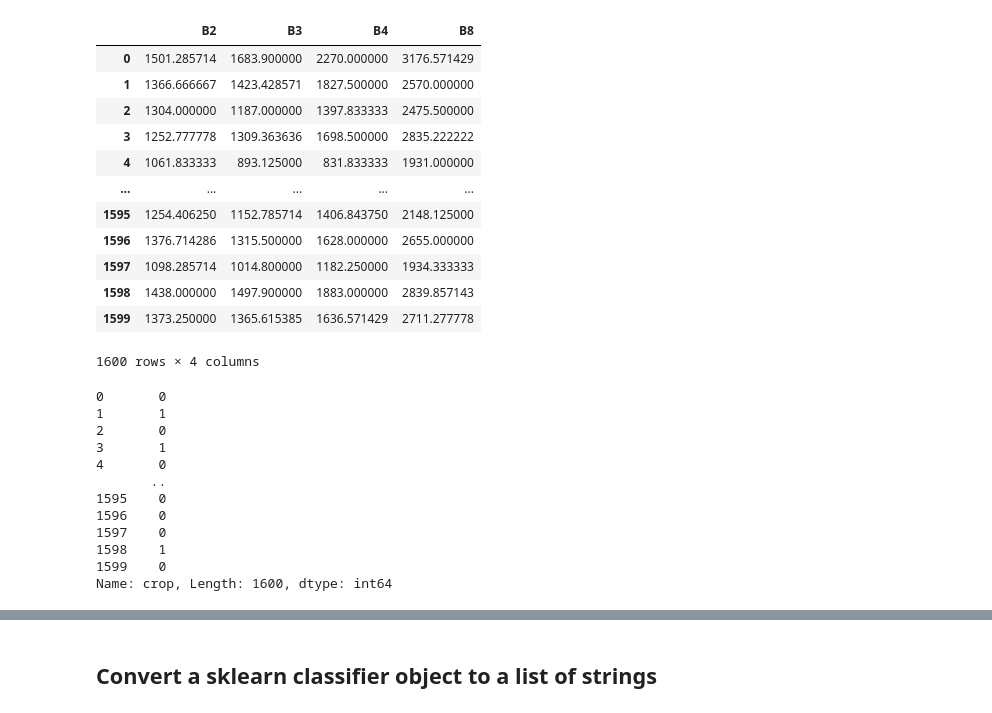
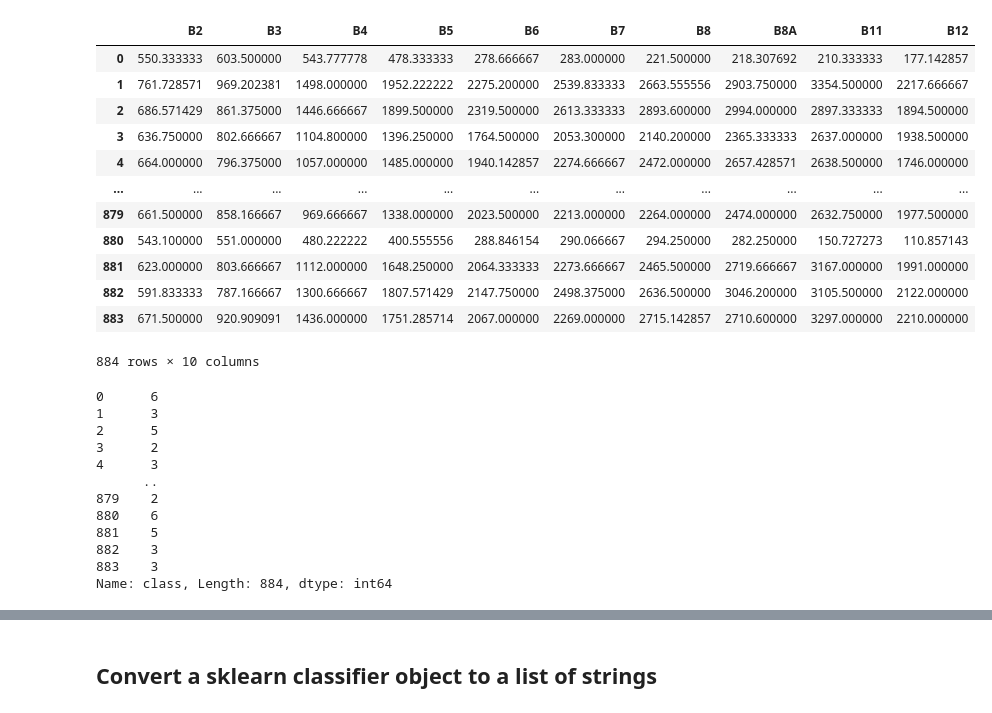
Before and after one commit to alexvmt/land_cover_classification_kaza, a Jupyter notebook: local_automl_training.ipynb, the cells around one changed output, grey strips where cells are left out. Saved outputs shown, nothing was run; the diff lists cells and outputs as text; code cells hidden in the pictures.

```diff
--- a/local_automl_training.ipynb
+++ b/local_automl_training.ipynb
@@ -174,0 +170,3 @@ automl = autosklearn.classification.AutoSklearnClassifier(
+# %%
+train = pd.read_csv('train.csv')
+train
@@ -175,33 +187,33 @@ automl = autosklearn.classification.AutoSklearnClassifier(
 # %%
-X_train = df[df['subset'] == 'train'].drop(['crop', 'subset'], axis=1)
+X_train = train.drop(['class', 'LC2023'], axis=1)
 X_train
 # %% [output]
-|  | B2 | B3 | B4 | B8 |
-| 0 | 1501.285714 | 1683.900000 | 2270.000000 | 3176.571429 |
-| 1 | 1366.666667 | 1423.428571 | 1827.500000 | 2570.000000 |
-| 2 | 1304.000000 | 1187.000000 | 1397.833333 | 2475.500000 |
-| 3 | 1252.777778 | 1309.363636 | 1698.500000 | 2835.222222 |
-| 4 | 1061.833333 | 893.125000 | 831.833333 | 1931.000000 |
-| ... | ... | ... | ... | ... |
-| 1595 | 1254.406250 | 1152.785714 | 1406.843750 | 2148.125000 |
-| 1596 | 1376.714286 | 1315.500000 | 1628.000000 | 2655.000000 |
-| 1597 | 1098.285714 | 1014.800000 | 1182.250000 | 1934.333333 |
-| 1598 | 1438.000000 | 1497.900000 | 1883.000000 | 2839.857143 |
-| 1599 | 1373.250000 | 1365.615385 | 1636.571429 | 2711.277778 |
+|  | B2 | B3 | B4 | B5 | B6 | B7 | B8 | B8A | B11 | B12 |
+| 0 | 550.333333 | 603.500000 | 543.777778 | 478.333333 | 278.666667 | 283.000000 | 221.500000 | 218.307692 | 210.333333 | 177.142857 |
+| 1 | 761.728571 | 969.202381 | 1498.000000 | 1952.222222 | 2275.200000 | 2539.833333 | 2663.555556 | 2903.750000 | 3354.500000 | 2217.666667 |
+| 2 | 686.571429 | 861.375000 | 1446.666667 | 1899.500000 | 2319.500000 | 2613.333333 | 2893.600000 | 2994.000000 | 2897.333333 | 1894.500000 |
+| 3 | 636.750000 | 802.666667 | 1104.800000 | 1396.250000 | 1764.500000 | 2053.300000 | 2140.200000 | 2365.333333 | 2637.000000 | 1938.500000 |
+| 4 | 664.000000 | 796.375000 | 1057.000000 | 1485.000000 | 1940.142857 | 2274.666667 | 2472.000000 | 2657.428571 | 2638.500000 | 1746.000000 |
+| ... | ... | ... | ... | ... | ... | ... | ... | ... | ... | ... |
+| 879 | 661.500000 | 858.166667 | 969.666667 | 1338.000000 | 2023.500000 | 2213.000000 | 2264.000000 | 2474.000000 | 2632.750000 | 1977.500000 |
+| 880 | 543.100000 | 551.000000 | 480.222222 | 400.555556 | 288.846154 | 290.066667 | 294.250000 | 282.250000 | 150.727273 | 110.857143 |
+| 881 | 623.000000 | 803.666667 | 1112.000000 | 1648.250000 | 2064.333333 | 2273.666667 | 2465.500000 | 2719.666667 | 3167.000000 | 1991.000000 |
+| 882 | 591.833333 | 787.166667 | 1300.666667 | 1807.571429 | 2147.750000 | 2498.375000 | 2636.500000 | 3046.200000 | 3105.500000 | 2122.000000 |
+| 883 | 671.500000 | 920.909091 | 1436.000000 | 1751.285714 | 2067.000000 | 2269.000000 | 2715.142857 | 2710.600000 | 3297.000000 | 2210.000000 |
-1600 rows × 4 columns
+884 rows × 10 columns
 # %%
-y_train = df[df['subset'] == 'train']['crop']
+y_train = train['class']
 y_train
 # %% [output]
-0       0
-1       1
-2       0
-3       1
-4       0
-       ..
-1595    0
-1596    0
-1597    0
-1598    1
-1599    0
-Name: crop, Length: 1600, dtype: int64
+0      6
+1      3
+2      5
+3      2
+4      3
+      ..
+879    2
+880    6
+881    5
+882    3
+883    3
+Name: class, Length: 884, dtype: int64
```
Also changed, not shown: parts of 73 cells of this notebook, 8 other files.
